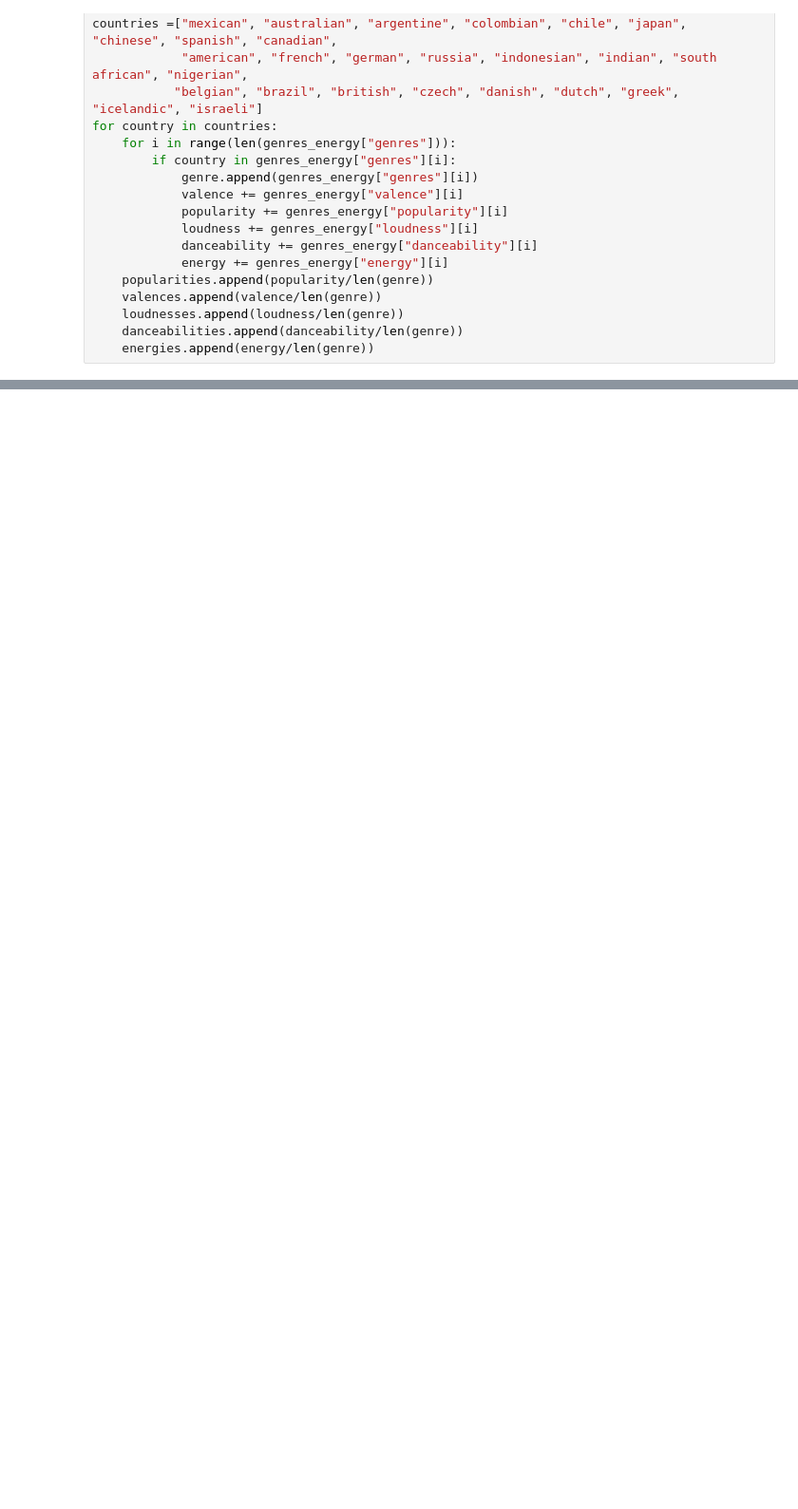
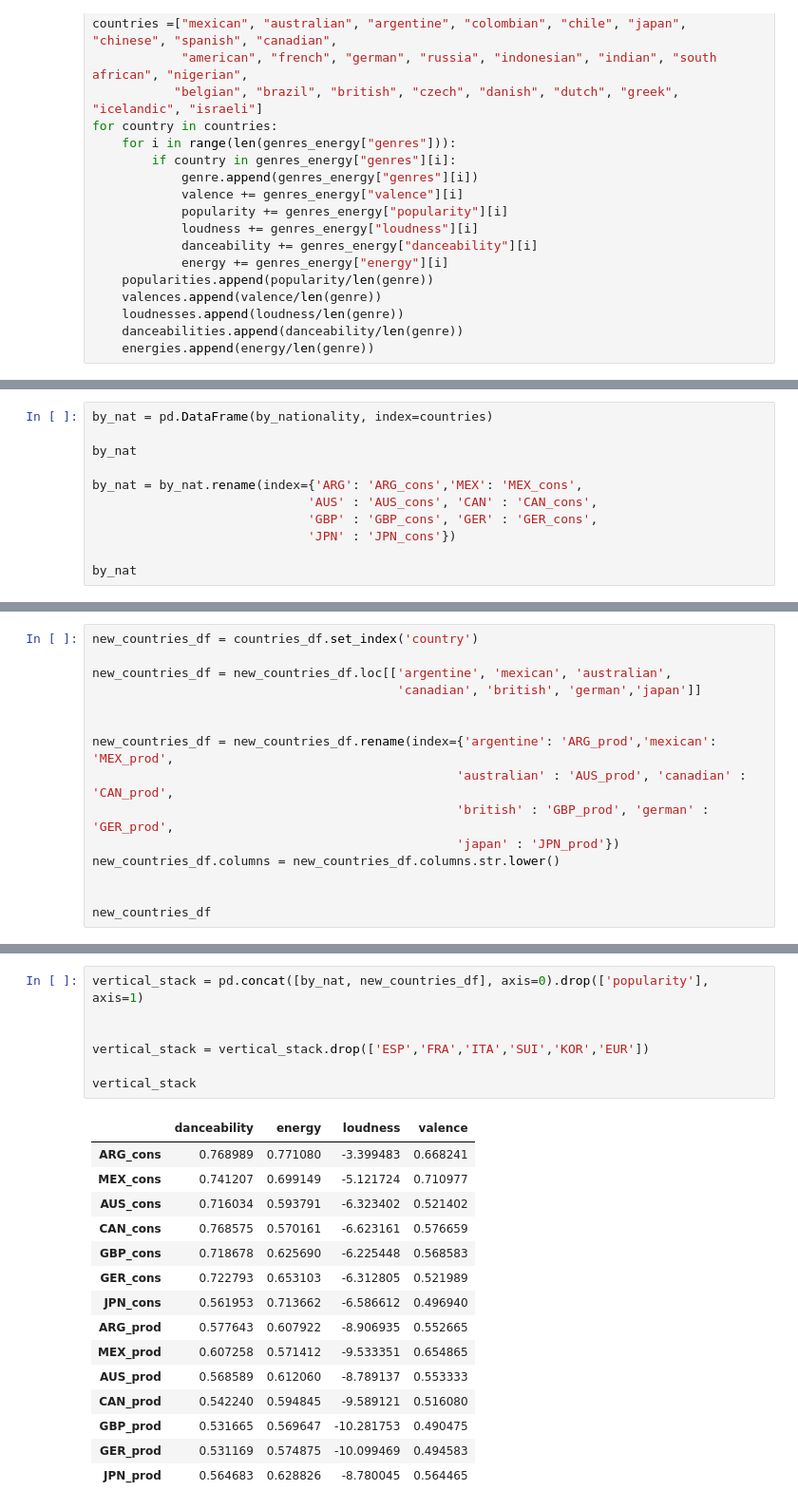
Before and after one commit to DataBerenicenz/Epsilon_Team, a Jupyter notebook: +Jonathan/Spotify.ipynb, the cells around one changed output, grey strips where cells are left out. Shown: that part at 95% size. Drawn from its saved outputs; the diff is of its cells as text; blank space fills up the shorter version.

```diff
--- a/+Jonathan/Spotify.ipynb
+++ b/+Jonathan/Spotify.ipynb
@@ -243,0 +229,11 @@ Text(0, 0.5, 'Valence')
+# %%
+by_nat = pd.DataFrame(by_nationality, index=countries)
+
+by_nat
+
+by_nat = by_nat.rename(index={'ARG': 'ARG_cons','MEX': 'MEX_cons',
+                             'AUS' : 'AUS_cons', 'CAN' : 'CAN_cons',
+                             'GBP' : 'GBP_cons', 'GER' : 'GER_cons',
+                             'JPN' : 'JPN_cons'})
+
+by_nat
@@ -243,0 +255,15 @@ Text(0, 0.5, 'Valence')
+# %%
+new_countries_df = countries_df.set_index('country')
+
+new_countries_df = new_countries_df.loc[['argentine', 'mexican', 'australian',
+                                         'canadian', 'british', 'german','japan']]
+
+
+new_countries_df = new_countries_df.rename(index={'argentine': 'ARG_prod','mexican': 'MEX_prod',
+                                                 'australian' : 'AUS_prod', 'canadian' : 'CAN_prod',
+                                                 'british' : 'GBP_prod', 'german' : 'GER_prod',
+                                                 'japan' : 'JPN_prod'})
+new_countries_df.columns = new_countries_df.columns.str.lower()
+
+
+new_countries_df
@@ -243,0 +280,23 @@ Text(0, 0.5, 'Valence')
+# %%
+vertical_stack = pd.concat([by_nat, new_countries_df], axis=0).drop(['popularity'], axis=1)
+
+
+vertical_stack = vertical_stack.drop(['ESP','FRA','ITA','SUI','KOR','EUR'])
+
+vertical_stack
+# %% [output]
+|  | danceability | energy | loudness | valence |
+| ARG_cons | 0.768989 | 0.771080 | -3.399483 | 0.668241 |
+| MEX_cons | 0.741207 | 0.699149 | -5.121724 | 0.710977 |
+| AUS_cons | 0.716034 | 0.593791 | -6.323402 | 0.521402 |
+| CAN_cons | 0.768575 | 0.570161 | -6.623161 | 0.576659 |
+| GBP_cons | 0.718678 | 0.625690 | -6.225448 | 0.568583 |
+| GER_cons | 0.722793 | 0.653103 | -6.312805 | 0.521989 |
+| JPN_cons | 0.561953 | 0.713662 | -6.586612 | 0.496940 |
+| ARG_prod | 0.577643 | 0.607922 | -8.906935 | 0.552665 |
+| MEX_prod | 0.607258 | 0.571412 | -9.533351 | 0.654865 |
+| AUS_prod | 0.568589 | 0.612060 | -8.789137 | 0.553333 |
+| CAN_prod | 0.542240 | 0.594845 | -9.589121 | 0.516080 |
+| GBP_prod | 0.531665 | 0.569647 | -10.281753 | 0.490475 |
+| GER_prod | 0.531169 | 0.574875 | -10.099469 | 0.494583 |
+| JPN_prod | 0.564683 | 0.628826 | -8.780045 | 0.564465 |
```
Also changed, not shown: parts of 15 cells of this notebook.
